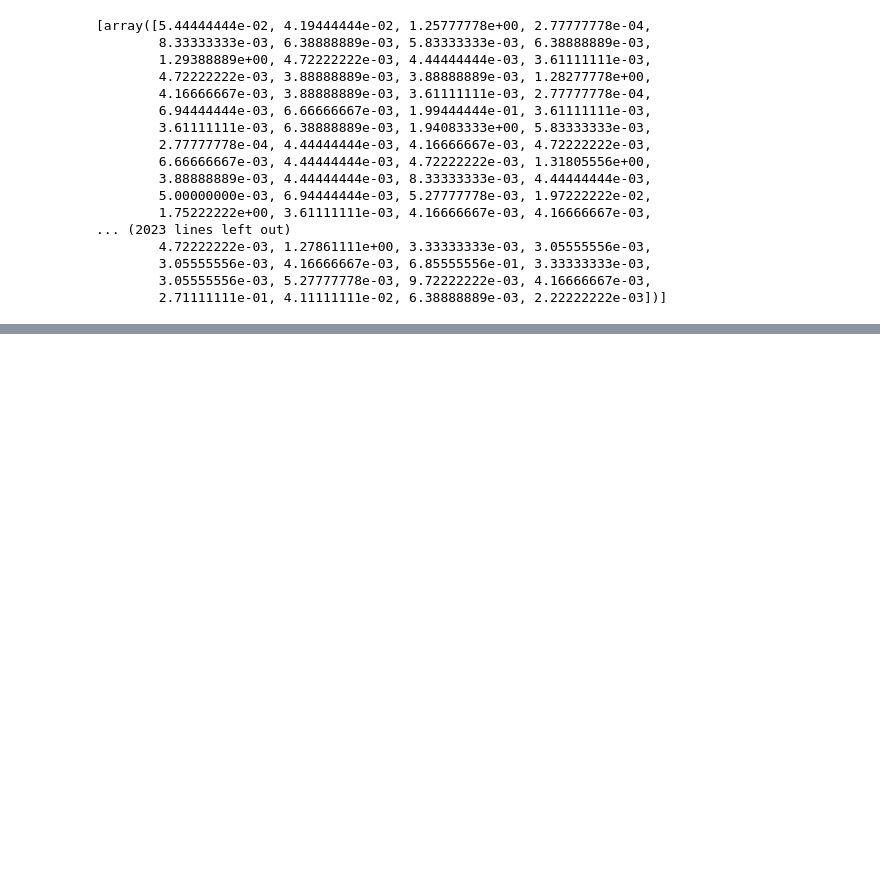
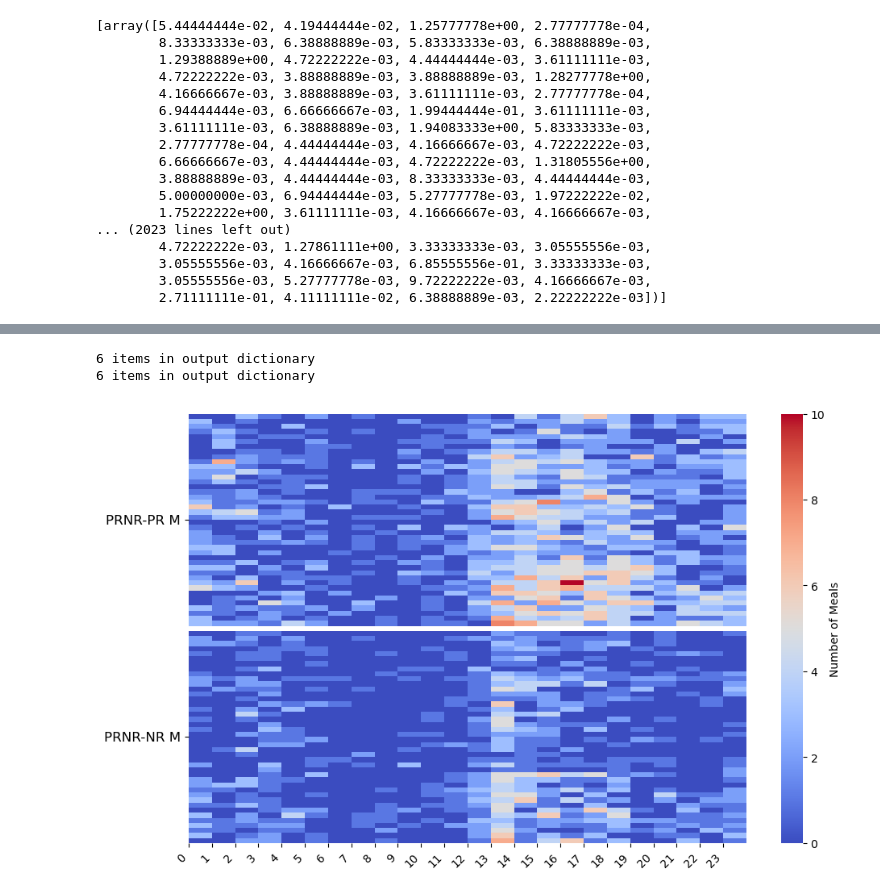
Before and after one commit to Htbibalan/FEDProtein, a Jupyter notebook: notebooks/FEDPROTEIN_NEW_MEAL_PLOTTING_UPDATE_V1.ipynb, the cells around one changed output, grey strips where cells are left out. Cells and saved outputs as stored; diff of their text form; code cells hidden in the pictures; blank space fills up the shorter version.

```diff
--- a/notebooks/FEDPROTEIN_NEW_MEAL_PLOTTING_UPDATE_V1.ipynb
+++ b/notebooks/FEDPROTEIN_NEW_MEAL_PLOTTING_UPDATE_V1.ipynb
@@ -2804,0 +2806,71 @@ plt.show()
+# %%
+import numpy as np
+import seaborn as sns
+import matplotlib.pyplot as plt
+
+def hourly_meals_heatmap(data1, data2, ax=None, labels=["NRPR-NR M", "PRNR-NR M"], tick_step=1, **kwargs):
+    """
+    Create a heatmap of hourly meals for two groups of male mice, ensuring proper label separation.
+
+    Parameters
+    ----------
+    data1 : list
+        List contains nr_hourly_meals data for group 1 (e.g., NRPR-NR M).
+    data2 : list
+        List contains nr_hourly_meals data for group 2 (e.g., PRNR-NR M).
+    ax : matplotlib.axes.Axes, optional
+        Axes to plot on, a new Figure and Axes are created if not passed.
+    labels : list of str, optional
+        Labels for the datasets (groups), by default ["NRPR-NR M", "PRNR-NR M"].
+    tick_step : int, optional
+        Step size for the x-axis ticks to avoid overcrowding, by default 1.
+
+    Returns
+    -------
+    ax : matplotlib.axes.Axes
+    """
+    if ax is None:
+        fig, ax = plt.subplots(figsize=(10, 6))
+
+    # Flatten the hourly meals data and convert into a 2D array
+    hourly_meals1 = np.array(tp.flatten_list(data1))
+    hourly_meals2 = np.array(tp.flatten_list(data2))
+
+    # Add padding between the two datasets
+    padding = np.full((1, hourly_meals1.shape[1]), np.nan)  # NaN for clear separation
+    data_matrix = np.vstack([hourly_meals1, padding, hourly_meals2])
+
+    # Create the heatmap
+    sns.heatmap(data_matrix, ax=ax, cmap="coolwarm", cbar_kws={'label': 'Number of Meals'}, **kwargs)
+
+    # Set Y-tick labels and positions, ensuring separation
+    ax.set_yticks([hourly_meals1.shape[0] / 2, hourly_meals1.shape[0] + 1 + hourly_meals2.shape[0] / 2])
+    ax.set_yticklabels(labels, rotation=0, va="center", fontsize=12)
+
+    # Set X-axis ticks (hour of the day)
+    ax.set_xticks(np.arange(0, 24, tick_step))
+    ax.set_xticklabels([str(i) for i in range(24)], rotation=45, ha='right')
+
+    # Adjust layout to avoid label overlapping
+    plt.tight_layout()
+
+    return ax
+
+# Fetching the hourly meals data for NRPR-NR and PRNR-NR male mice
+nrpr_male_selector = {"order": 1, "sex": "M"}
+prnr_male_selector = {"order": 2, "sex": "M"}
+
+pr_hourly_meals_m_prnr = get_data_fields(mice, ["pr_hourly_meals"], prnr_male_selector)
+nr_hourly_meals_m_prnr = get_data_fields(mice, ["nr_hourly_meals"], prnr_male_selector)
+
+# Plotting the heatmap
+fig, ax = plt.subplots(figsize=(10, 6))
+
+hourly_meals_heatmap(pr_hourly_meals_m_prnr, nr_hourly_meals_m_prnr, ax=ax,
+                     labels=["PRNR-PR M", "PRNR-NR M"], tick_step=1)
+
+plt.show()
+# %% [output]
+6 items in output dictionary
+6 items in output dictionary
+[figure, added]
```
Also changed, not shown: parts of 1 cell of this notebook, 3 other files.
